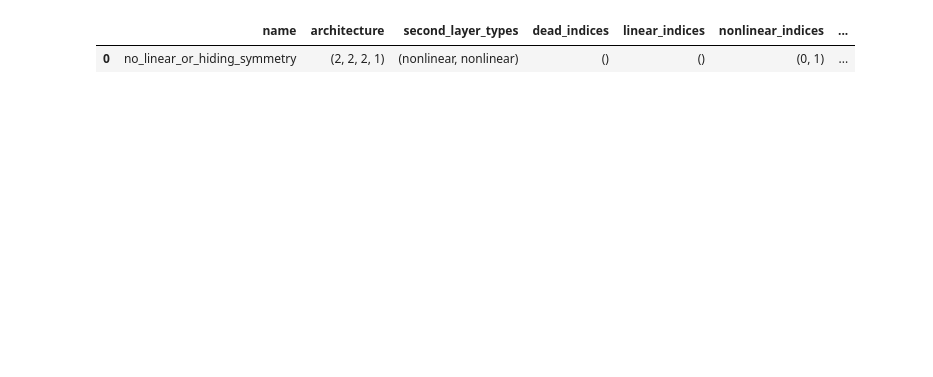
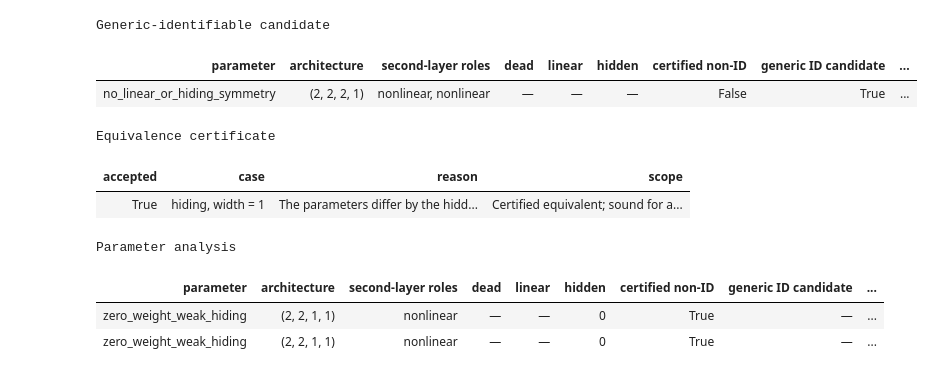
Before and after one commit to MoGrillo/relu-bottleneck-equivalence, a Jupyter notebook: relu_bottleneck_symmetry_workbench.ipynb, the cells around one changed output. Saved outputs shown, nothing was run; the diff lists cells and outputs as text; code cells hidden in the pictures; blank space fills up the shorter version.

```diff
--- a/relu_bottleneck_symmetry_workbench.ipynb
+++ b/relu_bottleneck_symmetry_workbench.ipynb
@@ -1312,9 +1434,5 @@ __all__ = [
 # %%
-import pandas as pd
-import sympy as sp
-from IPython.display import display
-
 Q = sp.Rational
-
-print("Implementation loaded.")
-print("Use sp.Integer(n) or Q(p, q) for exact rational entries.")
+pd.set_option("display.max_columns", 30)
+pd.set_option("display.max_colwidth", 120)
+pd.set_option("display.width", 180)
@@ -1573,21 +1734,48 @@ Interpretation: Certified equivalent; sound for arbitrary exact parameters.
 # %%
 theta_no_linear = ThreeLayerParams(
     W1=sp.eye(2),
     b1=sp.Matrix([0, 0]),
     W2=sp.Matrix([
         [1, -1],
         [-2, 1],
     ]),
     b2=sp.Matrix([1, -1]),
     W3=sp.Matrix([[2, 3]]),
     b3=sp.Matrix([0]),
     name="no_linear_or_hiding_symmetry",
 )
 
-display(pd.DataFrame([compact_report(theta_no_linear)]))
+show_table(report_frame(theta_no_linear), "Generic-identifiable candidate")
 assert analyze_parameter(theta_no_linear).identifiable_under_genericity
 assert analyze_parameter(theta_no_linear).dimension.essential_dimension == 0
+
+# A zero coefficient is accepted exactly. It yields a weak hiding translation,
+# while generic identifiability and exact generic-fiber dimensions are unset.
+theta_zero_hiding = ThreeLayerParams(
+    W1=sp.eye(2),
+    b1=sp.Matrix([0, 0]),
+    W2=sp.Matrix([[1, 0]]),
+    b2=sp.Matrix([-1]),
+    W3=sp.Matrix([[1]]),
+    b3=sp.Matrix([0]),
+    name="zero_weight_weak_hiding",
+)
+eta_zero_hiding = translate_hidden(theta_zero_hiding, hidden=0, t=2)
+result_zero_hiding = check_pair(theta_zero_hiding, eta_zero_hiding)
+report_zero_hiding = analyze_parameter(theta_zero_hiding)
+assert result_zero_hiding.accepted
+assert report_zero_hiding.generic_identifiable_candidate is None
+assert report_zero_hiding.dimension.essential_dimension is None
+assert report_zero_hiding.dimension.lower_bound_essential >= 3
 # %% [output]
+Generic-identifiable candidate
-|  | name | architecture | second_layer_types | dead_indices | linear_indices | nonlinear_indices | ... |
-| 0 | no_linear_or_hiding_symmetry | (2, 2, 2, 1) | (nonlinear, nonlinear) | () | () | (0, 1) | ... |
+| parameter | architecture | second-layer roles | dead | linear | hidden | certified non-ID | generic ID candidate | ... |
+| no_linear_or_hiding_symmetry | (2, 2, 2, 1) | nonlinear, nonlinear | — | — | — | False | True | ... |
+Equivalence certificate
+| accepted | case | reason | scope |
+| True | hiding, width = 1 | The parameters differ by the hidd... | Certified equivalent; sound for a... |
+Parameter analysis
+| parameter | architecture | second-layer roles | dead | linear | hidden | certified non-ID | generic ID candidate | ... |
+| zero_weight_weak_hiding | (2, 2, 1, 1) | nonlinear | — | — | 0 | True | — | ... |
+| zero_weight_weak_hiding | (2, 2, 1, 1) | nonlinear | — | — | 0 | True | — | ... |
 # %% [markdown]
```
Also changed, not shown: parts of 23 cells of this notebook, 7 other files.
